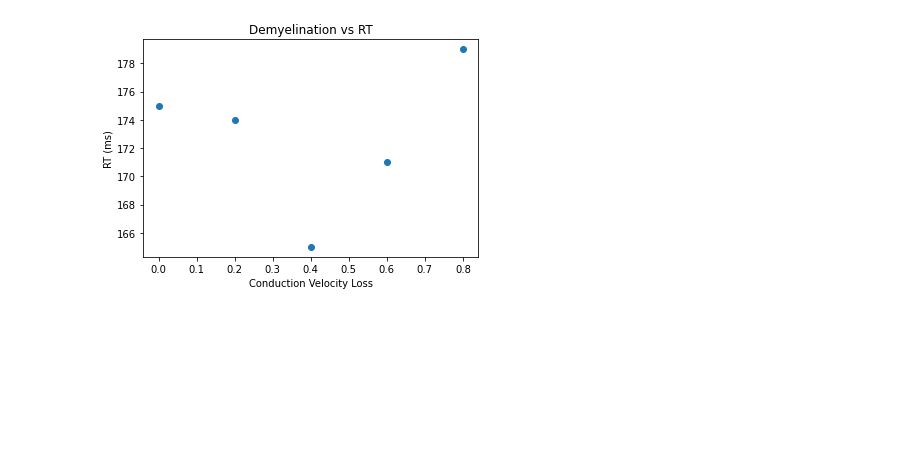
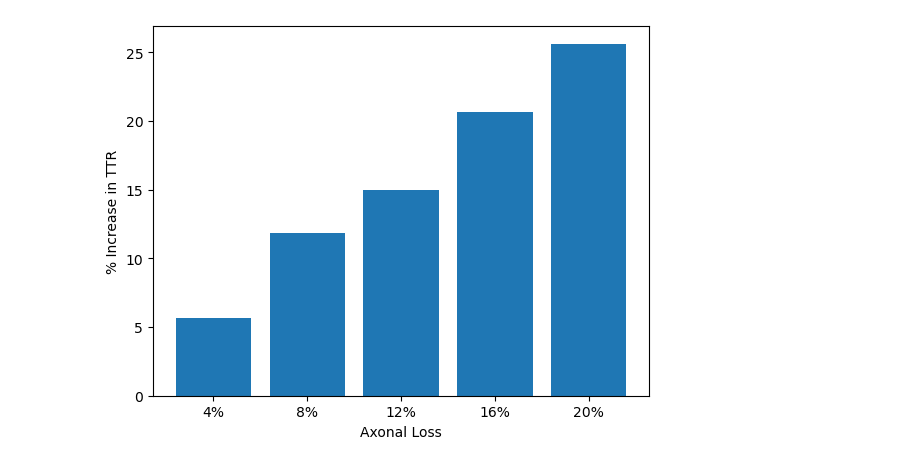
Before and after one commit to sanya-ahmed/Cognitive_Slowing_Paper, a Jupyter notebook: Axonal_Loss_Final.ipynb, the cells around one changed output. Drawn from its saved outputs; the diff is of its cells as text; code cells hidden in the pictures; blank space fills up the shorter version.

Commit message:
Updated Code and Figures
Version of code and figures submitted for publication as of July 14

```diff
--- a/ConductionVelocity.ipynb
+++ b/Axonal_Loss_Final.ipynb
@@ -1,46 +1,49 @@
 # %%
-#  have to rethink inputs and delays altogether
 import nengo
 import nengo_spa as spa
 import matplotlib.pyplot as plt
 # with and without seed
 import numpy as np
-import random as rnd
+#import random as rnd
 import pickle
 import time
 timestr = time.strftime("%Y%m%d-%H%M%S")
 d = 128  # the dimensionality of the vectors
-
 # note dimension
 base_line = 0.002 #40 m/s
-quick_delay = 0.0025 #32 m/s - 20% loss
-slow_delay = 0.00333 #24 m/s - 40% loss
-very_slow_delay = 0.005 #16 m/s - 60% loss
-extremely_slow_delay = 0.01 #8 m/s - 80% loss
+quick_delay = 0.002
+slow_delay = 0.002
+very_slow_delay = 0.002
+extremely_slow_delay = 0.002
 
 #subtract_baseline
 base_line = 0.000
-quick_delay = .0005
-slow_delay = 0.00133
-very_slow_delay = .003
+quick_delay = .000
+slow_delay = 0.000
+very_slow_delay = .000
 time_interval = 1.0
-extremely_slow_delay = .008
+extremely_slow_delay = .000
 #
 wait =  0.0
 feedback_synapse = 0.1
 feedback = 0.99
-percent_base_line = 1
-percent_quick_delay = 1
-percent_slow = 1
-percent_very_slow = 1
-percent_extremely_slow =1
-noise_std = 1e-4
+percent_base_line = 0.96  # really fraction ...
+percent_quick_delay = 0.92
+percent_slow = 0.88
+percent_very_slow = 0.84
+percent_extremely_slow =0.8
+noise_std = 1e-100
+i = [1,2,3,4,5]
 
-with spa.Network(seed = 1) as model:
-        #noise = nengo.Node(nengo.processes.WhiteNoise(nengo.dists.Gaussian (0,noise_std)), size_out = d)
-        #new_noise = nengo.processes.WhiteNoise(nengo.dists.Gaussian (0,noise_std))
-        #new_numb = rnd.random()
-        #print(new_numb)
+fnumbers = []
+fnumbers_slow = []
+fnumbers_very_slow = []
+fnumbers_quick_delay = []
+fnumbers_extremely_slow = []
+
+width = 0.4
+
+with spa.Network(seed=None) as model:
         timer = time_interval + wait
         vocab = spa.Vocabulary(d)
         vocab.populate('BLUE; RED; GREEN')
@@ -48,15 +51,13 @@ with spa.Network(seed = 1) as model:
         RED = vocab.parse('RED')
         BLUE = vocab.parse('BLUE')
 
+
     #make it feedback[0] as loop is out
         Color = spa.State(vocab, feedback = feedback, represent_cc_identity = False)
         Color_slow = spa.State(vocab, feedback = feedback, represent_cc_identity = False)
         Color_quick_delay = spa.State(vocab, feedback = feedback, represent_cc_identity = False)
         Color_extremely_slow = spa.State(vocab, feedback = feedback, represent_cc_identity = False)
         Color_very_slow = spa.State(vocab, feedback = feedback, represent_cc_identity = False)
-        #Color_twenty_percent =  spa.State(vocab, feedback = feedback, represent_cc_identity = False)
-
-
 
 
         def input_very_slow(t):
@@ -142,6 +143,8 @@ with spa.Network(seed = 1) as model:
                     return '0'
                 else:
                     return '0'
+
+        # Multiply by proportion
         input_transcode = spa.Transcode(input, output_vocab = vocab)
         percent_base_line * input_transcode >> Color
         input_extremely_slow_transcode = spa.Transcode(input_extremely_slow, output_vocab = vocab)
@@ -166,20 +169,20 @@ with spa.Network(seed = 1) as model:
         probe_Color_slow = nengo.Probe(Color_slow.output, synapse = 0.01)
         probe_Color_slow = nengo.Probe(Color_slow.output, synapse = 0.01)
         probe_Color_very_slow = nengo.Probe(Color_very_slow.output, synapse = 0.01)
+
         probe_Color_quick_delay = nengo.Probe(Color_quick_delay.output, synapse = 0.01)
         probe_Color_extremely_slow = nengo.Probe(Color_extremely_slow.output, synapse = 0.01)
 
         with nengo.Simulator(model) as sim:  # Create the simulator
 
 
-            sim.run(timer*1.5)
+            sim.run(timer * 1.5)
 
         numbers  = spa.similarity(sim.data[probe_Color], vocab, normalize = True)
         numbers_slow  = spa.similarity(sim.data[probe_Color_slow], vocab, normalize = True)
         numbers_very_slow  = spa.similarity(sim.data[probe_Color_very_slow], vocab, normalize = True)
         numbers_quick_delay  = spa.similarity(sim.data[probe_Color_quick_delay], vocab, normalize = True)
         numbers_extremely_slow  = spa.similarity(sim.data[probe_Color_extremely_slow], vocab, normalize = True)
-
 
 
         pickle.dump(numbers, open("data_Oct14", "wb"))
@@ -198,14 +201,8 @@ with spa.Network(seed = 1) as model:
         graph_Oct14_very_slow = pickle.load(open("data_Oct14_very_slow", "rb"))
 
 
-        plt.figure()
-        pt_8_L = [0,0.8]
-        pt_8_R = [8, 0.8]
-        x_seg = [pt_8_L[0],pt_8_R[0]]
-        y_seg = [pt_8_L[1],pt_8_R[1]]
 
-
-        # Find value where simulation crosses threshold of 0.8 and record points
+    # Get values where data crosses threshold at different loss percents
         value = 0.8
         absolute_val_array = np.abs(graph_Oct14[:,1] - value)
         smallest_difference_index = absolute_val_array.argmin()
@@ -234,15 +231,15 @@ with spa.Network(seed = 1) as model:
 
         # Plot
         Points = [BasePoint, QuickPoint, SlowPoint, VerySlowPoint, ExSlowPoint]
-        xvals = [0,0.2,0.4,.6,.8]
+        Points[:] = [(x - 160) / 1.60 for x in Points] #make percent
+        print('the percents for axonal loss are')
+        print(Points)
+        xvals2 = ['4%','8%','12%','16%','20%']
         plt.figure()
-        plt.scatter(xvals,Points)
-        print(Points)
-        plt.xlabel("Conduction Velocity Loss")
-        plt.ylabel("RT (ms)")
-        plt.title("Demyelination vs RT")
-        #plt.savefig('Demyelination.svg')
-        #plt.savefig('Demyelination.png')
+        plt.bar(xvals2,Points)
+        #plt.title('Axonal Loss vs TTR')
+        plt.xlabel("Axonal Loss")
+        plt.ylabel("% Increase in TTR")
 # %% [output]
 [interactive output not drawn]
 [interactive output not drawn]
@@ -251 +248 @@ with spa.Network(seed = 1) as model:
-[figure, old version]
+[figure, new version]
```
Also changed, not shown: parts of 1 cell of this notebook, 26 other files.
